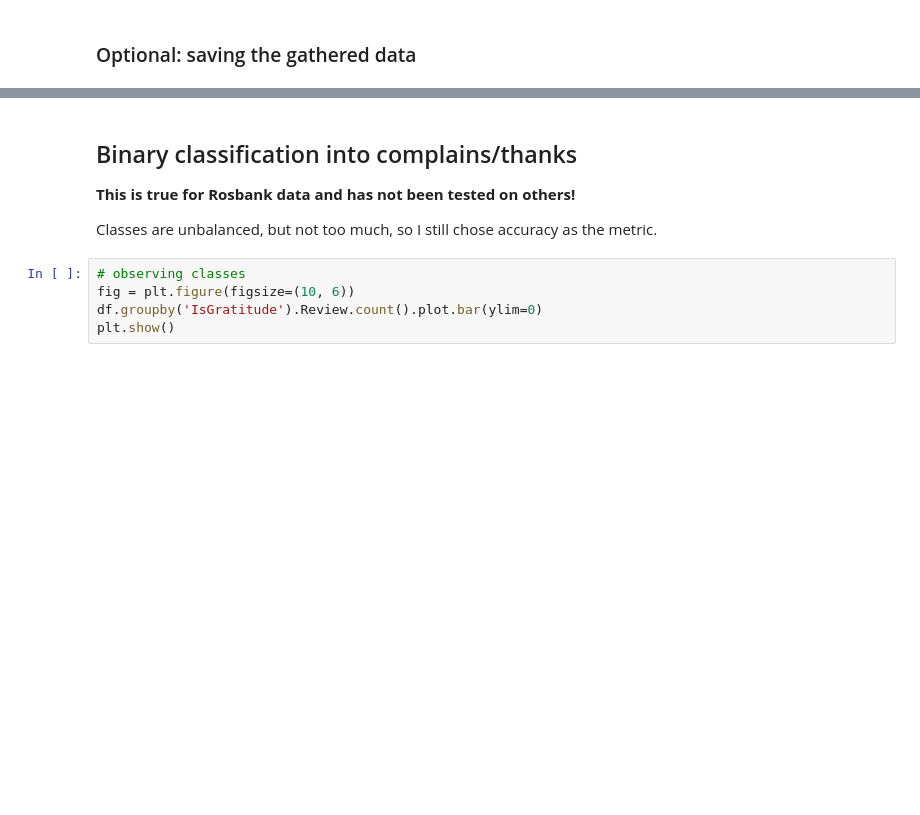
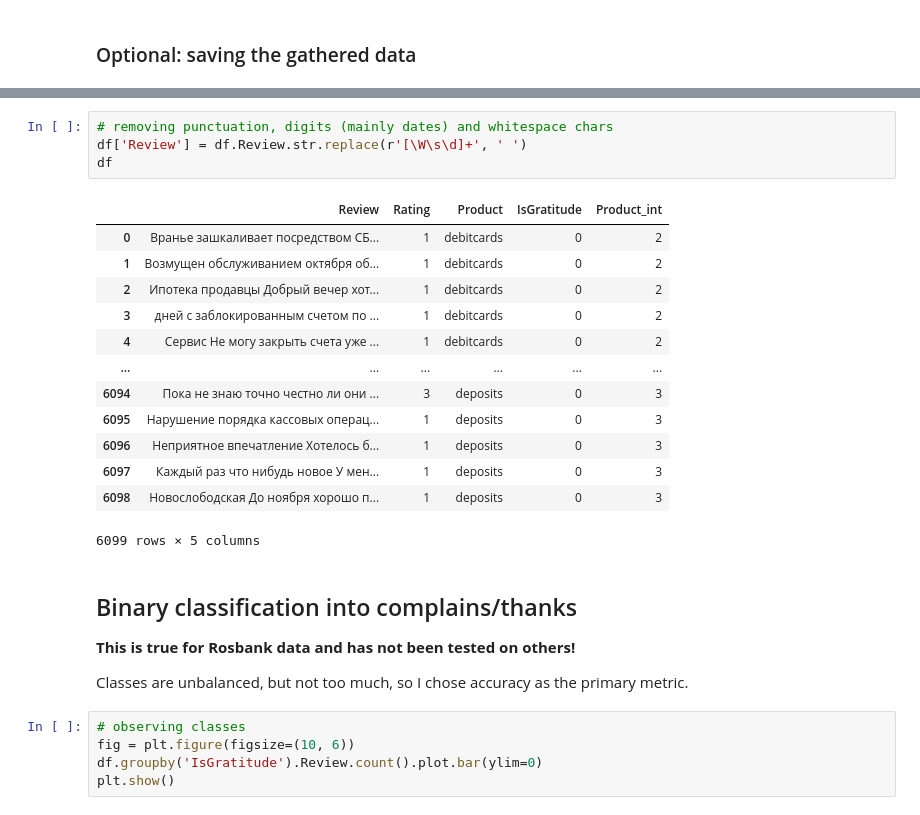
Before and after one commit to homosociologicus/my_projects, a Jupyter notebook: reviews/bank_reviews.ipynb, the cells around one changed output, grey strips where cells are left out. Saved outputs shown, nothing was run; the diff lists cells and outputs as text; blank space fills up the shorter version.

```diff
--- a/reviews/bank_reviews.ipynb
+++ b/reviews/bank_reviews.ipynb
@@ -144,8 +207,26 @@ df.to_csv(f'{bank}_reviews_{date.today()}.csv')
+# %%
+# removing punctuation, digits (mainly dates) and whitespace chars
+df['Review'] = df.Review.str.replace(r'[\W\s\d]+', ' ')
+df
+# %% [output]
+|  | Review | Rating | Product | IsGratitude | Product_int |
+| 0 | Вранье зашкаливает посредством СБ... | 1 | debitcards | 0 | 2 |
+| 1 | Возмущен обслуживанием октября об... | 1 | debitcards | 0 | 2 |
+| 2 | Ипотека продавцы Добрый вечер хот... | 1 | debitcards | 0 | 2 |
+| 3 | дней с заблокированным счетом по ... | 1 | debitcards | 0 | 2 |
+| 4 | Сервис Не могу закрыть счета уже ... | 1 | debitcards | 0 | 2 |
+| ... | ... | ... | ... | ... | ... |
+| 6094 | Пока не знаю точно честно ли они ... | 3 | deposits | 0 | 3 |
+| 6095 | Нарушение порядка кассовых операц... | 1 | deposits | 0 | 3 |
+| 6096 | Неприятное впечатление Хотелось б... | 1 | deposits | 0 | 3 |
+| 6097 | Каждый раз что нибудь новое У мен... | 1 | deposits | 0 | 3 |
+| 6098 | Новослободская До ноября хорошо п... | 1 | deposits | 0 | 3 |
+6099 rows × 5 columns
 # %% [markdown]
 ## Binary classification into complains/thanks
 **This is true for Rosbank data and has not been tested on others!**
 
-Classes are unbalanced, but not too much, so I still chose accuracy as the metric.
+Classes are unbalanced, but not too much, so I chose accuracy as the primary metric.
 # %%
 # observing classes
 fig = plt.figure(figsize=(10, 6))
```
Also changed, not shown: parts of 16 cells of this notebook, 4 other files.
